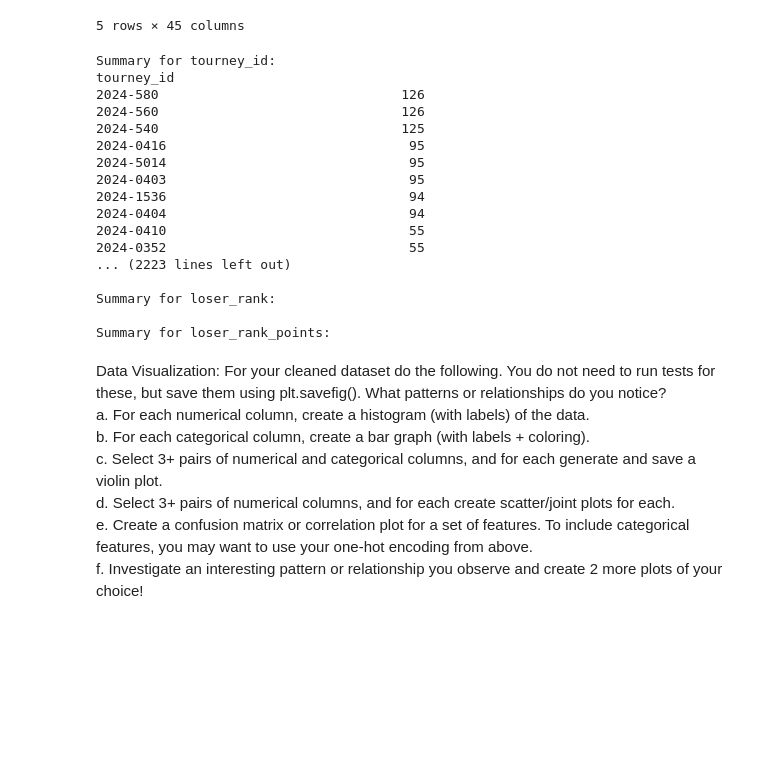
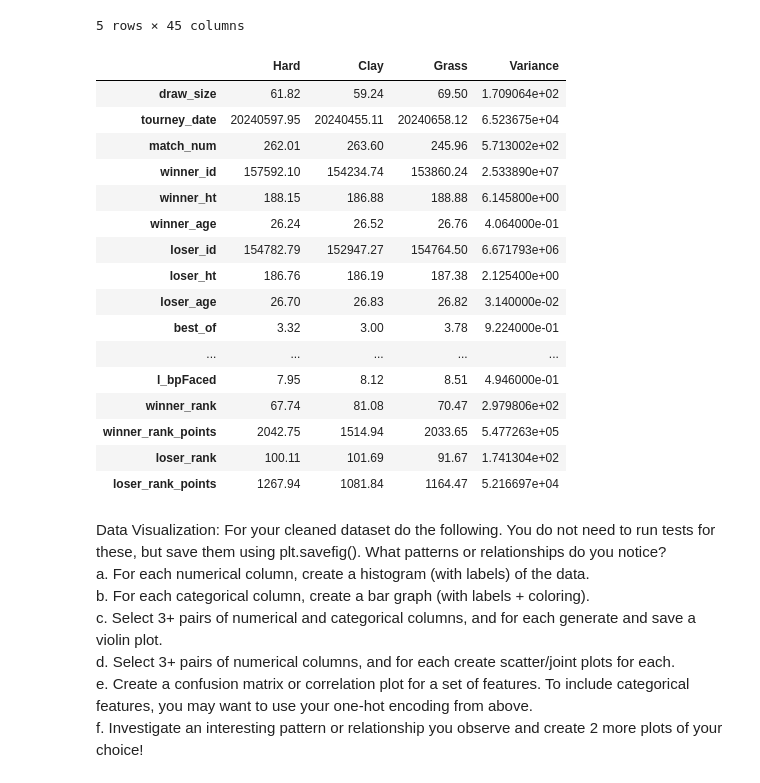
Before and after one commit to lucas-309/cds-onboarding-tennis, a Jupyter notebook: datavis.ipynb, the cells around one changed output. Saved outputs shown, nothing was run; the diff lists cells and outputs as text; code cells hidden in the pictures; blank space fills up the shorter version.

```diff
--- a/datavis.ipynb
+++ b/datavis.ipynb
@@ -71,53 +71,79 @@ Index(['tourney_id', 'tourney_name', 'surface', 'draw_size', 'tourney_level',
 # %%
 pd.set_option('display.max_colwidth', None)
 pd.set_option('display.max_rows', None)
 pd.set_option('display.min_rows', None)
 
 # Summary Statistics
 
 def summarize(df):
     df = remove_nan_rows(df)
 
     # Separate numerical and categorical columns
     numerical_columns = df.select_dtypes(include=['number']).columns
     categorical_columns = df.select_dtypes(exclude=['number']).columns
 
     # Summary statistics for numerical columns
-    numerical_summary = df[numerical_columns].describe().T
+    # numerical_summary = df[numerical_columns].describe().T
 
     # Summary statistics for categorical columns (Unique values & value counts)
-    categorical_summary = {col: df[col].value_counts() for col in categorical_columns}
+    # categorical_summary = {col: df[col].value_counts() for col in categorical_columns}
 
     # Display categorical summaries
-    for col, counts in categorical_summary.items():
-        print(f"\nSummary for {col}:")
-        #print(f"Unique values: {df[col].nunique()}")
-        print(counts)
+    # for col, counts in categorical_summary.items():
+    #     print(f"\nSummary for {col}:")
+    #     #print(f"Unique values: {df[col].nunique()}")
+    #     print(counts)
 
-    # Display numerical summaries
-    for col, stats in df[numerical_columns].items():
-        print(f"\nSummary for {col}:")
-        #print(f"Stats: {df[col].describe(percentiles=[.5]).drop(index='count').to_string().replace("\n", ",   ")}")
+    # Separate numerical and categorical columns
+    numerical_columns = df.select_dtypes(include=['number']).columns
+    categorical_columns = df.select_dtypes(exclude=['number']).columns
+
+
+    # Create mean DataFrames for each surface
+    mean_hard = df[df['surface'] == 'Hard'][numerical_columns].mean().round(2)
+    mean_clay = df[df['surface'] == 'Clay'][numerical_columns].mean().round(2)
+    mean_grass = df[df['surface'] == 'Grass'][numerical_columns].mean().round(2)
+
+    # Combine into one DataFrame
+    mean_df = pd.concat(
+        [mean_hard, mean_clay, mean_grass],
+        axis=1,
+        keys=['Hard', 'Clay', 'Grass']
+    )
+
+    # Compute variance column: sum of 3 pairwise squared differences
+    variance = (
+        (mean_df['Hard'] - mean_df['Clay']) ** 2 +
+        (mean_df['Clay'] - mean_df['Grass']) ** 2 +
+        (mean_df['Grass'] - mean_df['Hard']) ** 2
+    ).round(4)
+
+    mean_df['Variance'] = variance
+
+    # Display the combined DataFrame
+    display(mean_df)
+
+
 
 summarize(df)
 # %% [output]
-Summary for tourney_id:
-tourney_id
-2024-580                               126
-2024-560                               126
-2024-540                               125
-2024-0416                               95
-2024-5014                               95
-2024-0403                               95
-2024-1536                               94
-2024-0404                               94
-2024-0410                               55
-2024-0352                               55
-... (2223 lines left out)
-
-Summary for loser_rank:
-
-Summary for loser_rank_points:
+|  | Hard | Clay | Grass | Variance |
+| draw_size | 61.82 | 59.24 | 69.50 | 1.709064e+02 |
+| tourney_date | 20240597.95 | 20240455.11 | 20240658.12 | 6.523675e+04 |
+| match_num | 262.01 | 263.60 | 245.96 | 5.713002e+02 |
+| winner_id | 157592.10 | 154234.74 | 153860.24 | 2.533890e+07 |
+| winner_ht | 188.15 | 186.88 | 188.88 | 6.145800e+00 |
+| winner_age | 26.24 | 26.52 | 26.76 | 4.064000e-01 |
+| loser_id | 154782.79 | 152947.27 | 154764.50 | 6.671793e+06 |
+| loser_ht | 186.76 | 186.19 | 187.38 | 2.125400e+00 |
+| loser_age | 26.70 | 26.83 | 26.82 | 3.140000e-02 |
+| best_of | 3.32 | 3.00 | 3.78 | 9.224000e-01 |
+| ... | ... | ... | ... | ... |
+| l_bpFaced | 7.95 | 8.12 | 8.51 | 4.946000e-01 |
+| winner_rank | 67.74 | 81.08 | 70.47 | 2.979806e+02 |
+| winner_rank_points | 2042.75 | 1514.94 | 2033.65 | 5.477263e+05 |
+| loser_rank | 100.11 | 101.69 | 91.67 | 1.741304e+02 |
+| loser_rank_points | 1267.94 | 1081.84 | 1164.47 | 5.216697e+04 |
 # %% [markdown]
 Data Visualization: For your cleaned dataset do the following. You do not need
 to run tests for these, but save them using plt.savefig(). What patterns or
```
Also changed, not shown: 1 other file.
